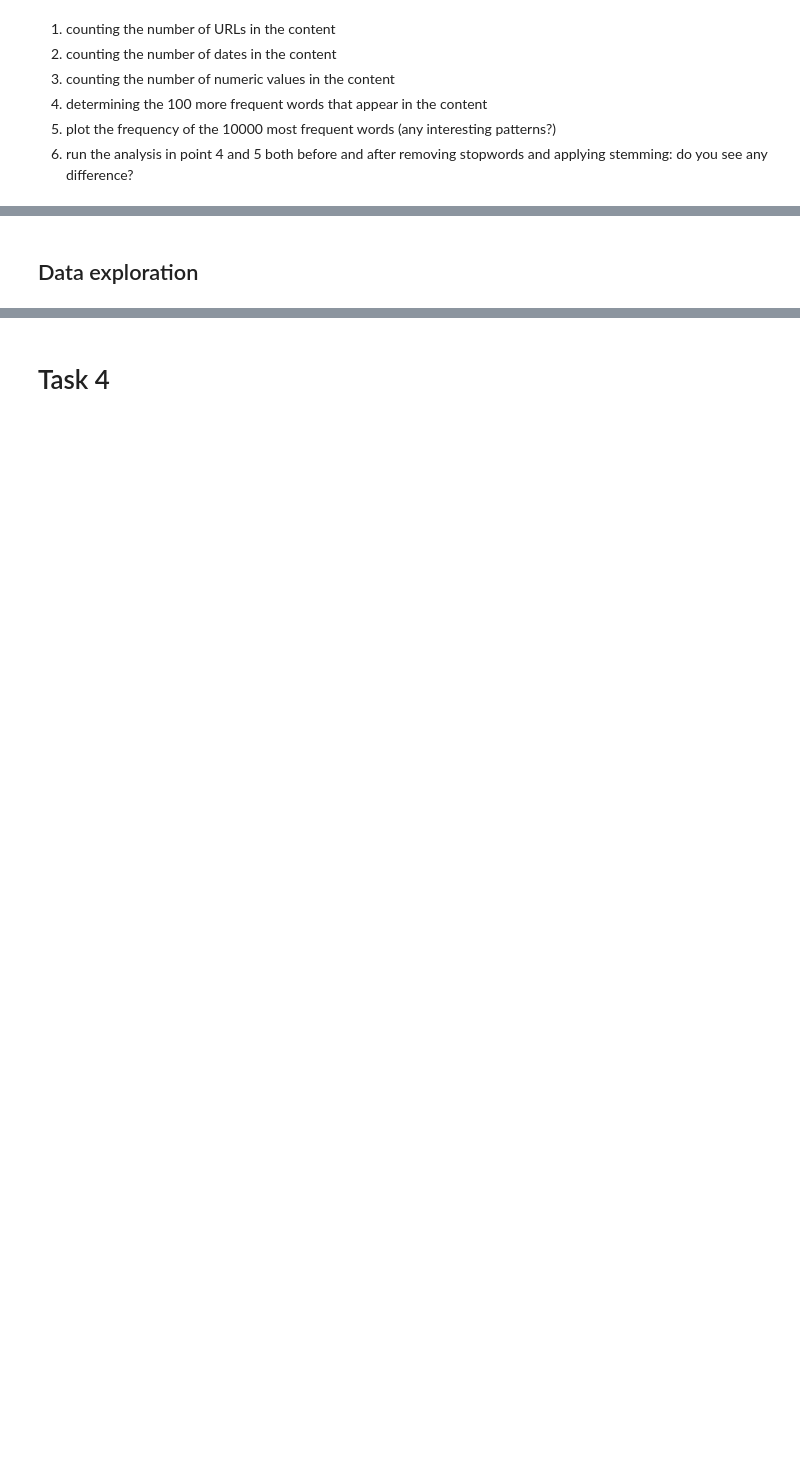
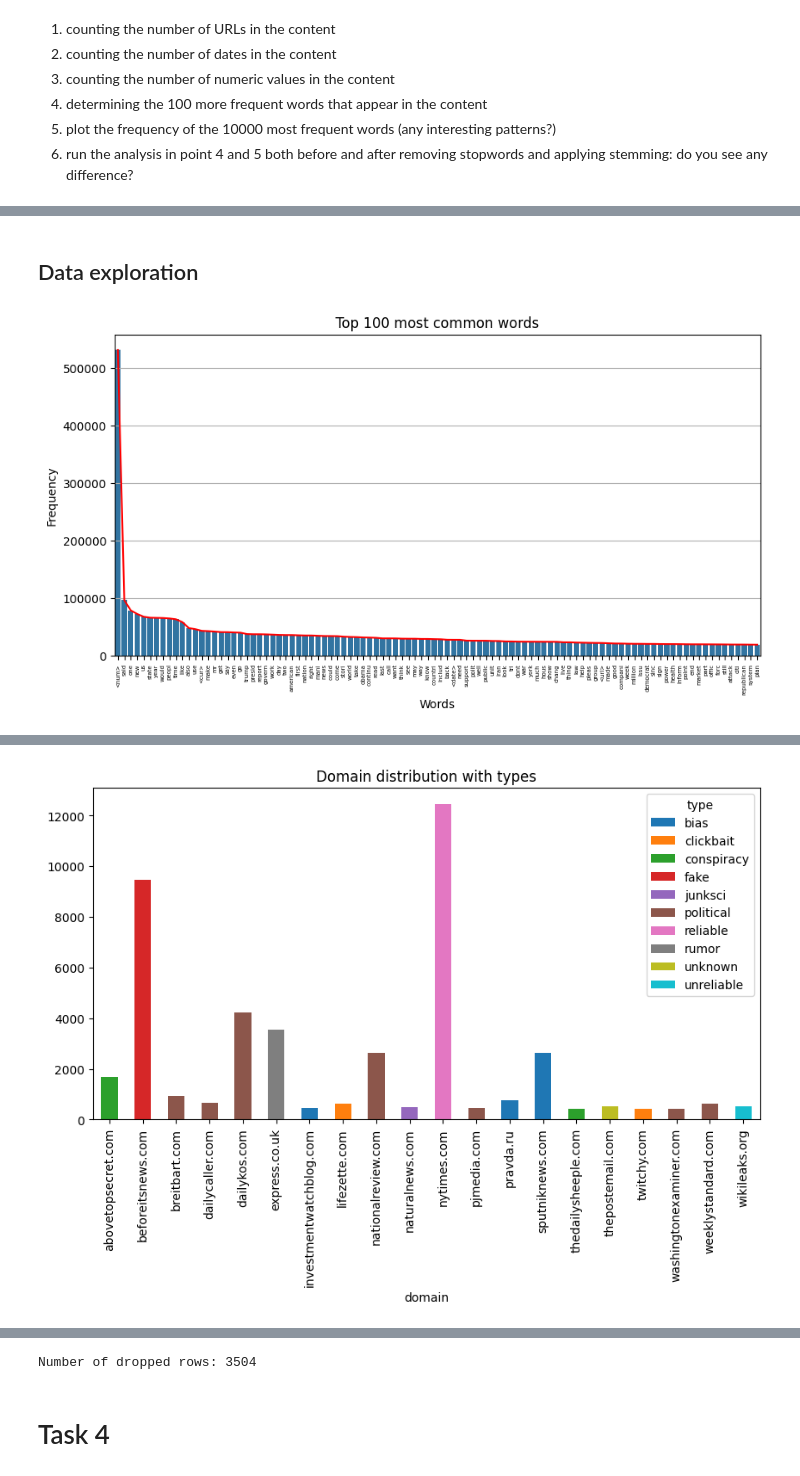
Before and after one commit to BogiSyderbo/FakeNewsProject, a Jupyter notebook: FakeNewsProject.ipynb, the cells around one changed output, grey strips where cells are left out. Drawn from its saved outputs; the diff is of its cells as text; code cells hidden in the pictures; blank space fills up the shorter version.

```diff
--- a/FakeNewsProject.ipynb
+++ b/FakeNewsProject.ipynb
@@ -110,7 +130,6 @@ def plot_freq(fq, top_n):
   # plot most be less than 2^16 pixels in each direction
   plt.figure(figsize = (top_n*0.1, 5))
   plt.xticks(rotation = 90,fontsize = 5)
-  plt.yticks(range(0, max(all_freq.values())+1, 50000))
   sns.lineplot(x = list(all_freq.keys()), y = list(all_freq.values()), color = 'red')
   sns.barplot(x = list(all_freq.keys()), y = list(all_freq.values()))
   plt.title(f'Top {top_n} most common words')
@@ -128,5 +147,7 @@ dfcpy["tokenized"] = dfcpy.content.apply(tokenizer.tokenize)
 dfcpy.tokenized = dfcpy.tokenized.apply(rmv_stopwords)
 # %%
 dfcpy.tokenized = dfcpy.tokenized.apply(stem_tokens)
+# %% [markdown]
+## Data exploration
 # %%
 vocab = build_vocabulary(dfcpy.tokenized)
@@ -135,25 +154,25 @@ dfcpy.to_csv('cleaned_news_sample.csv', index=False)
-# %% [markdown]
-## Data exploration
 # %%
-# make tokenize colum into a string with whitespace separator
-
-# plot distrubution of types only for the top 10 types
-# dfcpy.domain.value_counts().head(20).plot(kind='bar', figsize=(10,5), title='Domain distribution')
-
 def plot_domain_with_type(df):
-  # make stacked bar plot for the top 20 domains with their types where am
   top_domains = df.domain.value_counts().head(20).index
   df = df[df.domain.isin(top_domains)]
   df = df.groupby(['domain', 'type']).size().unstack().fillna(0)
 
   df.plot(kind='bar', stacked=True, figsize=(10,5), title='Domain distribution with types')
   plt.show()
   return
 
-# domain distribution and their tyoes
+
+num_freq = vocab.get("<num>",0)
+plot_freq(vocab, 100)
+
+# top 20 domains with their types
 plot_domain_with_type(dfcpy)
 
-# most frequent words
-dfcpy.tokenized = dfcpy.tokenized.apply(lambda x: ' '.join(x))
-num_freq = vocab.get("<num>",0)
-plot_freq(vocab, 100)
+# pie chart for the distribution of the types
+dfcpy.type.value_counts().plot.pie(autopct='%1.1f%%', figsize=(10,5), title='Types distribution')
+plt.show()
+
+# ammount of dropped rows
+print(f"Number of dropped rows: {df.shape[0] - dfcpy.shape[0]}")
+# %% [output]
+[figure, added]
@@ -159,0 +181 @@ plot_freq(vocab, 100)
+[figure, added]
@@ -159,0 +183 @@ plot_freq(vocab, 100)
+Number of dropped rows: 3504
```
Also changed, not shown: parts of 19 cells of this notebook, 1 other file.
